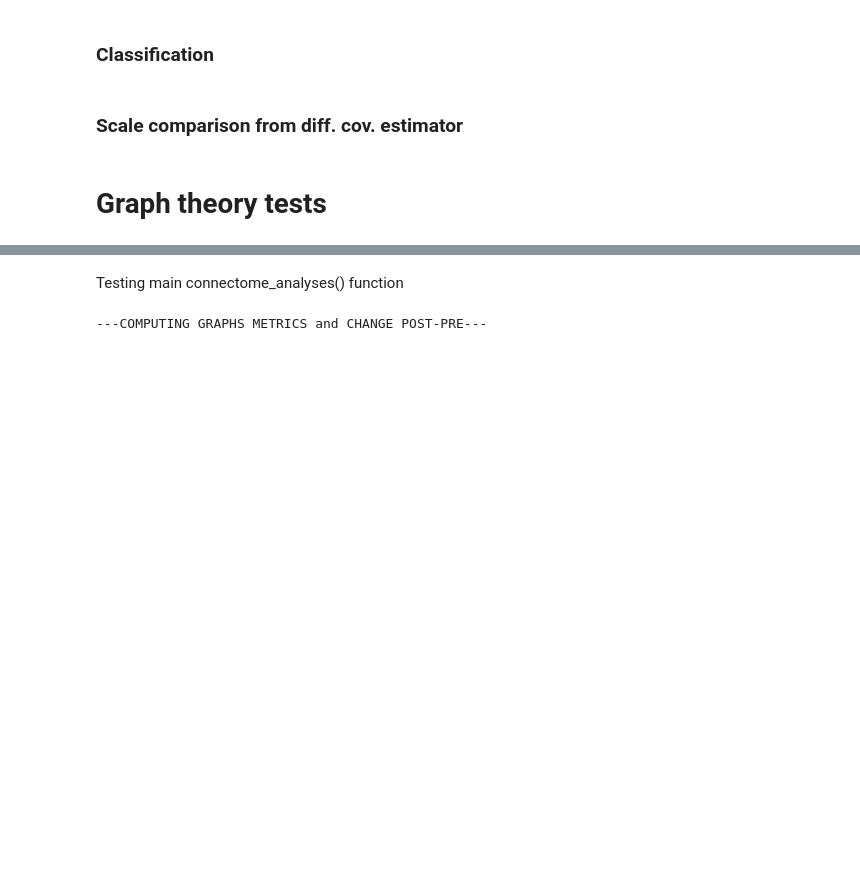
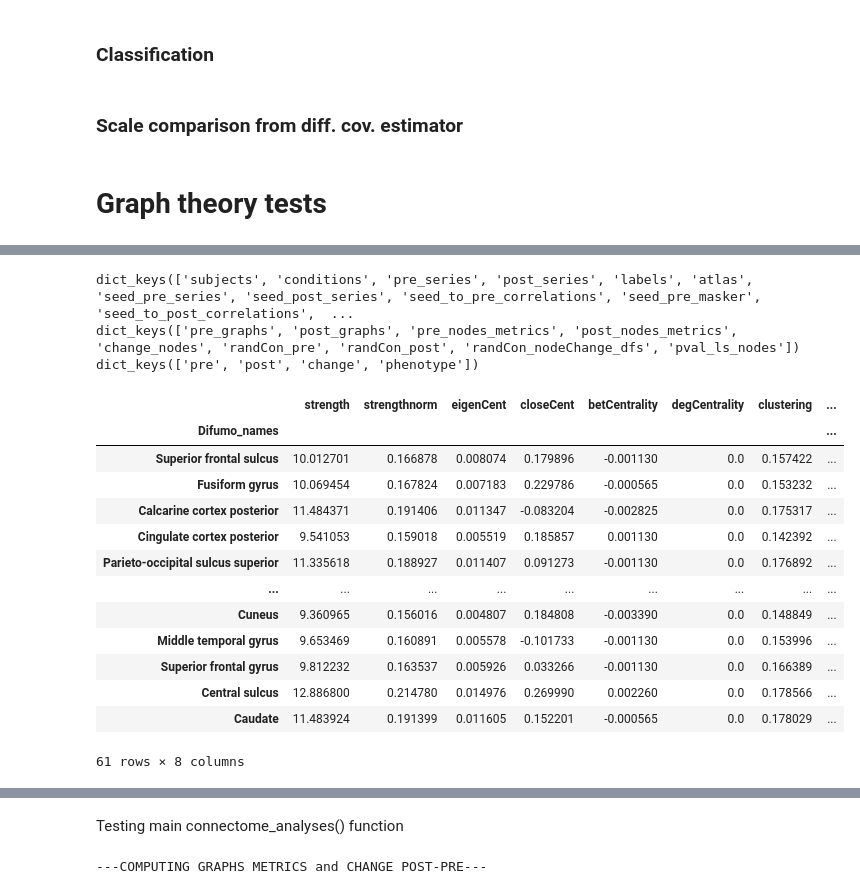
Before and after one commit to dylansutterlin/resting_state_hypnosis, a Jupyter notebook: visu/graphs_visu.ipynb, the cells around one changed output, grey strips where cells are left out. Saved outputs shown, nothing was run; the diff lists cells and outputs as text; code cells hidden in the pictures; blank space fills up the shorter version.

```diff
--- a/visu/graphs_visu.ipynb
+++ b/visu/graphs_visu.ipynb
@@ -1908,0 +1971,25 @@ os.getcwd()
+# %%
+print(data.keys())
+print(fdict.keys())
+print(reg_dict.keys())
+sub = data['subjects'][0]
+fdict['pval_ls_nodes'][0]
+pd.DataFrame(np.mean(fdict['randCon_nodeChange_dfs'][sub], axis=0), columns = node_labels, index = data['labels'])
+# %% [output]
+dict_keys(['subjects', 'conditions', 'pre_series', 'post_series', 'labels', 'atlas', 'seed_pre_series', 'seed_post_series', 'seed_to_pre_correlations', 'seed_pre_masker', 'seed_to_post_correlations',  ...
+dict_keys(['pre_graphs', 'post_graphs', 'pre_nodes_metrics', 'post_nodes_metrics', 'change_nodes', 'randCon_pre', 'randCon_post', 'randCon_nodeChange_dfs', 'pval_ls_nodes'])
+dict_keys(['pre', 'post', 'change', 'phenotype'])
+|  | strength | strengthnorm | eigenCent | closeCent | betCentrality | degCentrality | clustering | ... |
+| Difumo_names |  |  |  |  |  |  |  | ... |
+| Superior frontal sulcus | 10.012701 | 0.166878 | 0.008074 | 0.179896 | -0.001130 | 0.0 | 0.157422 | ... |
+| Fusiform gyrus | 10.069454 | 0.167824 | 0.007183 | 0.229786 | -0.000565 | 0.0 | 0.153232 | ... |
+| Calcarine cortex posterior | 11.484371 | 0.191406 | 0.011347 | -0.083204 | -0.002825 | 0.0 | 0.175317 | ... |
+| Cingulate cortex posterior | 9.541053 | 0.159018 | 0.005519 | 0.185857 | 0.001130 | 0.0 | 0.142392 | ... |
+| Parieto-occipital sulcus superior | 11.335618 | 0.188927 | 0.011407 | 0.091273 | -0.001130 | 0.0 | 0.176892 | ... |
+| ... | ... | ... | ... | ... | ... | ... | ... | ... |
+| Cuneus | 9.360965 | 0.156016 | 0.004807 | 0.184808 | -0.003390 | 0.0 | 0.148849 | ... |
+| Middle temporal gyrus | 9.653469 | 0.160891 | 0.005578 | -0.101733 | -0.001130 | 0.0 | 0.153996 | ... |
+| Superior frontal gyrus | 9.812232 | 0.163537 | 0.005926 | 0.033266 | -0.001130 | 0.0 | 0.166389 | ... |
+| Central sulcus | 12.886800 | 0.214780 | 0.014976 | 0.269990 | 0.002260 | 0.0 | 0.178566 | ... |
+| Caudate | 11.483924 | 0.191399 | 0.011605 | 0.152201 | -0.000565 | 0.0 | 0.178029 | ... |
+61 rows × 8 columns
```
Also changed, not shown: parts of 17 cells of this notebook, 1 other file.
